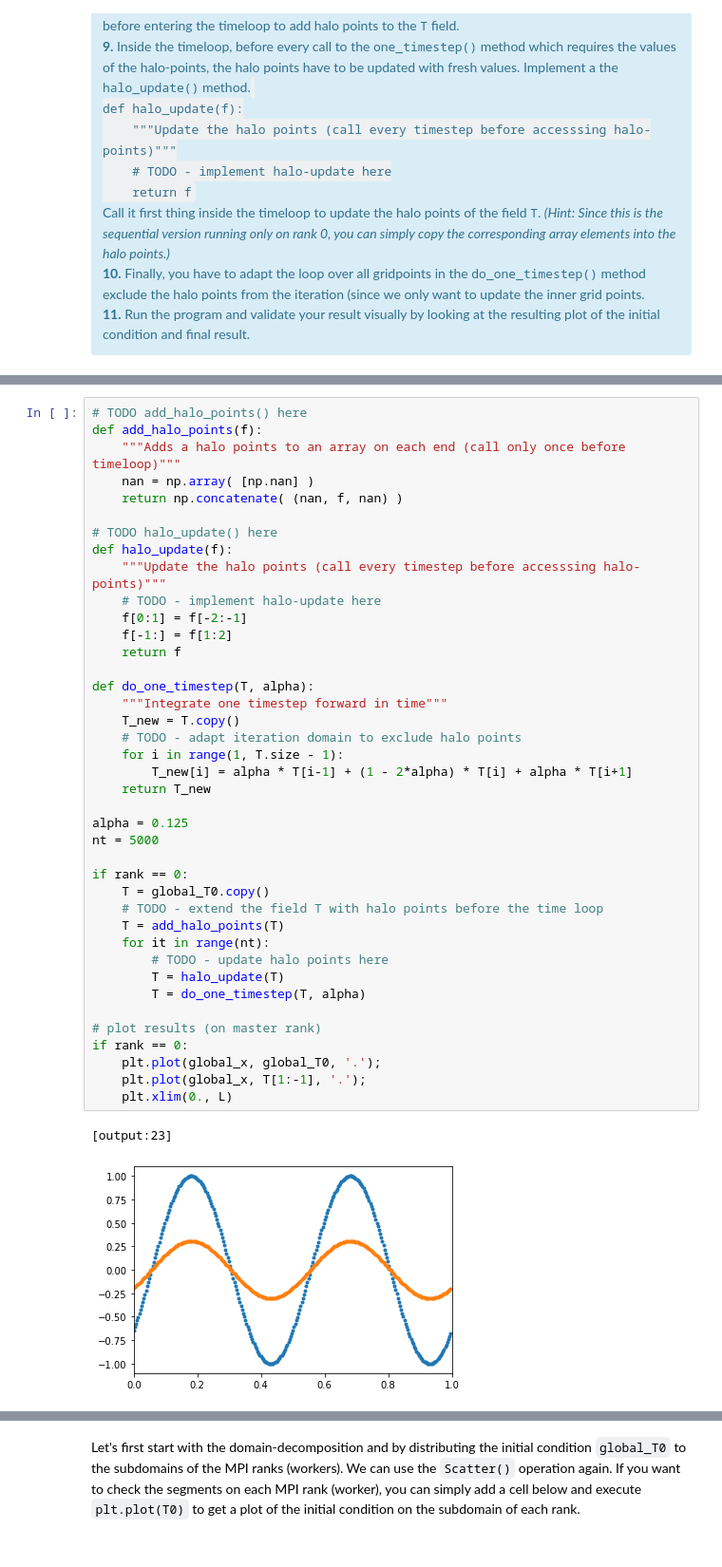
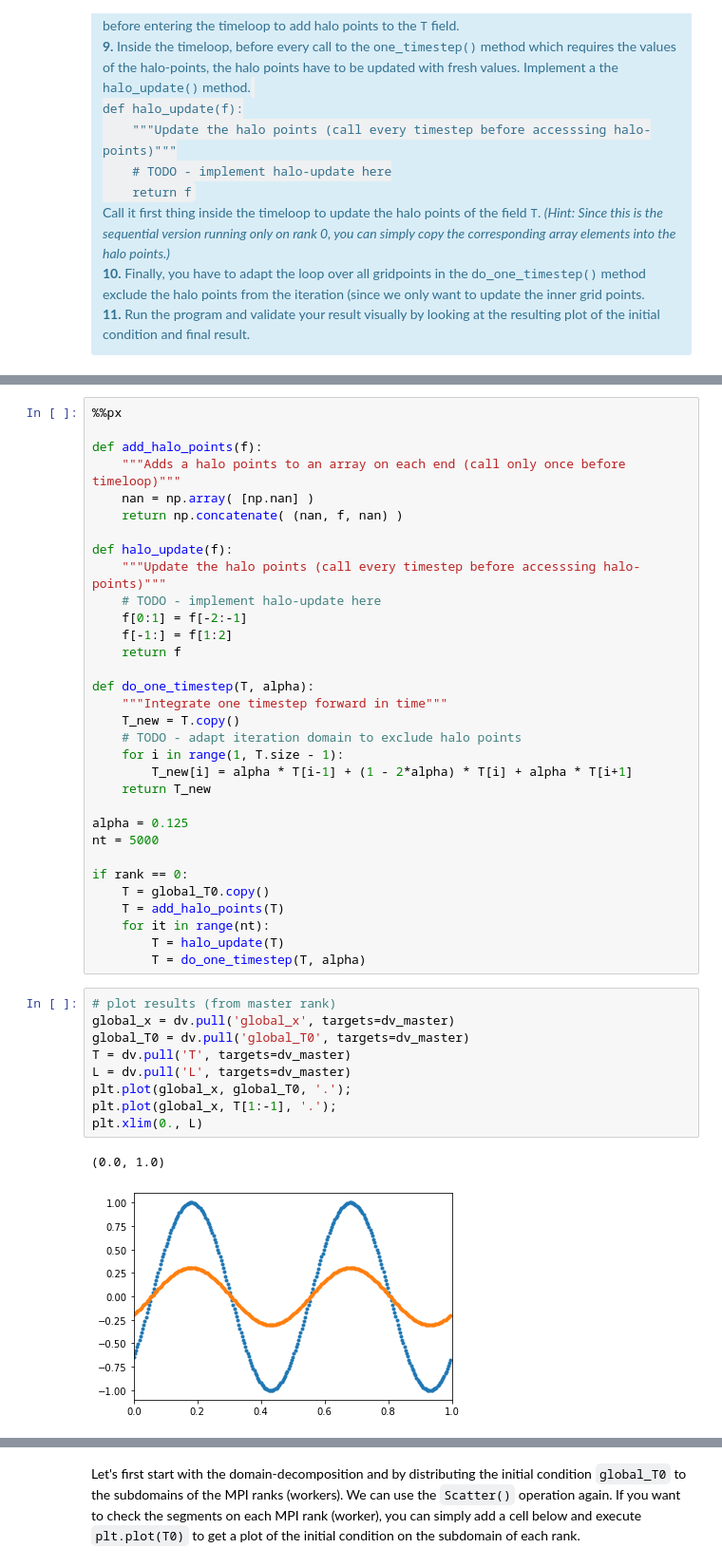
Before and after one commit to ofuhrer/HPC4WC, a Jupyter notebook: day3/solutions/03-domain-decomposition.ipynb, the cells around one changed output, grey strips where cells are left out. Shown at 95% size. Drawn from its saved outputs; the diff is of its cells as text.

```diff
--- a/day3/solutions/03-domain-decomposition.ipynb
+++ b/day3/solutions/03-domain-decomposition.ipynb
@@ -271,13 +264,13 @@ Call it first thing inside the timeloop to update the halo points of the field <
 # %% [markdown]
 ![Halo Update](img/sequential_halo_update.png)
 # %%
-# TODO add_halo_points() here
+%%px
+
 def add_halo_points(f):
     """Adds a halo points to an array on each end (call only once before timeloop)"""
     nan = np.array( [np.nan] )
     return np.concatenate( (nan, f, nan) )
 
-# TODO halo_update() here
 def halo_update(f):
     """Update the halo points (call every timestep before accesssing halo-points)"""
     # TODO - implement halo-update here
@@ -298,21 +291,22 @@ nt = 5000
 
 if rank == 0:
     T = global_T0.copy()
-    # TODO - extend the field T with halo points before the time loop
     T = add_halo_points(T)
     for it in range(nt):
-        # TODO - update halo points here
         T = halo_update(T)
         T = do_one_timestep(T, alpha)
-
-# plot results (on master rank)
-if rank == 0:
-    plt.plot(global_x, global_T0, '.');
-    plt.plot(global_x, T[1:-1], '.');
-    plt.xlim(0., L)
-# %% [output]
-[output:23]
-[figure, removed]
+# %%
+# plot results (from master rank)
+global_x = dv.pull('global_x', targets=dv_master)
+global_T0 = dv.pull('global_T0', targets=dv_master)
+T = dv.pull('T', targets=dv_master)
+L = dv.pull('L', targets=dv_master)
+plt.plot(global_x, global_T0, '.');
+plt.plot(global_x, T[1:-1], '.');
+plt.xlim(0., L)
+# %% [output]
+(0.0, 1.0)
+[figure, added]
 # %% [markdown]
 ## Parallel Halo Updates
 
```
Also changed, not shown: parts of 26 cells of this notebook, 3 other files.
